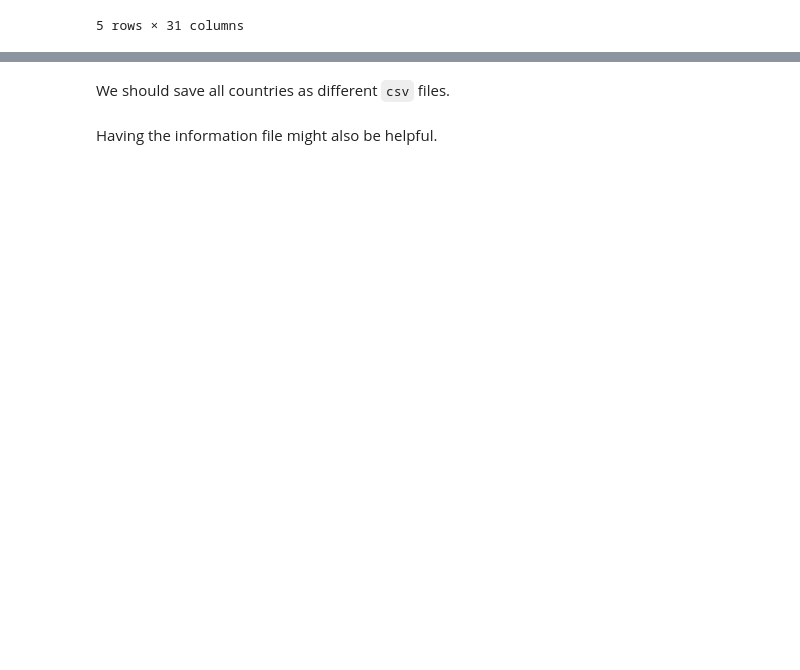
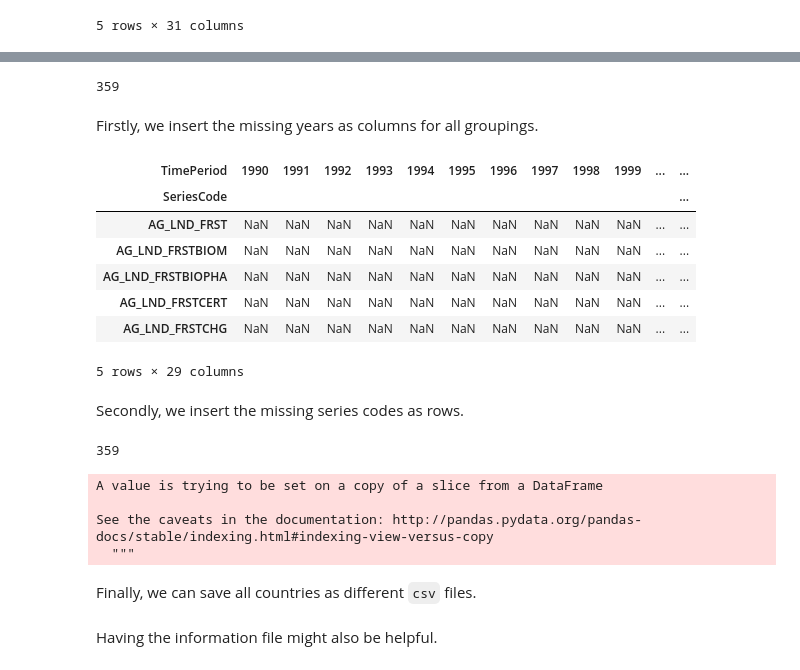
Before and after one commit to felix-laumann/SDG-networks, a Jupyter notebook: data_preparation.ipynb, the cells around one changed output, grey strips where cells are left out. Cells and saved outputs as stored; diff of their text form; code cells hidden in the pictures; blank space fills up the shorter version.

```diff
--- a/data_preparation.ipynb
+++ b/data_preparation.ipynb
@@ -164,0 +176,4 @@ info.head()
+# %%
+# list of all years
+years = list(dict_all['France'])    # France is an example of a country that has all columns
+years
@@ -164,0 +220,28 @@ info.head()
+# %%
+# count how many we have
+len(seriescodes)
+# %% [output]
+359
+# %% [markdown]
+Firstly, we insert the missing years as columns for all groupings.
+# %%
+for group in groupings:    # memory-intensive
+    for year in years:
+        if year not in list(dict_all[group]):
+            dict_all[group]['{}'.format(year)] = np.nan
+    # having the years in order
+    dict_all[group] = dict_all[group][['1990', '1991', '1992', '1993', '1994', '1995', '1996', '1997', '1998', '1999', '2000', '2001', '2002', '2003', '2004', '2005', '2006', '2007', '2008', '2009', '2010', '2011', '2012', '2013', '2014', '2015', '2016', '2017', '2018']]
+# %%
+# check
+dict_all['Guam'].head()
+# %% [output]
+| TimePeriod | 1990 | 1991 | 1992 | 1993 | 1994 | 1995 | 1996 | 1997 | 1998 | 1999 | ... | ... |
+| SeriesCode |  |  |  |  |  |  |  |  |  |  |  | ... |
+| AG_LND_FRST | NaN | NaN | NaN | NaN | NaN | NaN | NaN | NaN | NaN | NaN | ... | ... |
+| AG_LND_FRSTBIOM | NaN | NaN | NaN | NaN | NaN | NaN | NaN | NaN | NaN | NaN | ... | ... |
+| AG_LND_FRSTBIOPHA | NaN | NaN | NaN | NaN | NaN | NaN | NaN | NaN | NaN | NaN | ... | ... |
+| AG_LND_FRSTCERT | NaN | NaN | NaN | NaN | NaN | NaN | NaN | NaN | NaN | NaN | ... | ... |
+| AG_LND_FRSTCHG | NaN | NaN | NaN | NaN | NaN | NaN | NaN | NaN | NaN | NaN | ... | ... |
+5 rows × 29 columns
+# %% [markdown]
+Secondly, we insert the missing series codes as rows.
@@ -165,5 +253,21 @@ info.head()
+# %%
+# check: do we have 359?
+len(list(dict_all['Guam'].index))
+# %% [output]
+359
+# %%
+for group in groupings:
+    for year in years:
+        for seriescode in seriescodes:
+            if not isinstance(dict_all[group][year][seriescode], float):
+                dict_all[group][year][seriescode] = float(dict_all[group][year][seriescode].replace(',', '').replace('<', '').replace('>', '').replace('=', '').replace('N', '0').replace(' -   ', '0'))
+# %% [output]
+A value is trying to be set on a copy of a slice from a DataFrame
+
+See the caveats in the documentation: http://pandas.pydata.org/pandas-docs/stable/indexing.html#indexing-view-versus-copy
+  """
 # %% [markdown]
-We should save all countries as different <code>csv</code> files.
+Finally, we can save all countries as different <code>csv</code> files.
 # %%
 os.mkdir('csv')
 for group in groupings:
```
Also changed, not shown: parts of 7 cells of this notebook, 1 other file.
